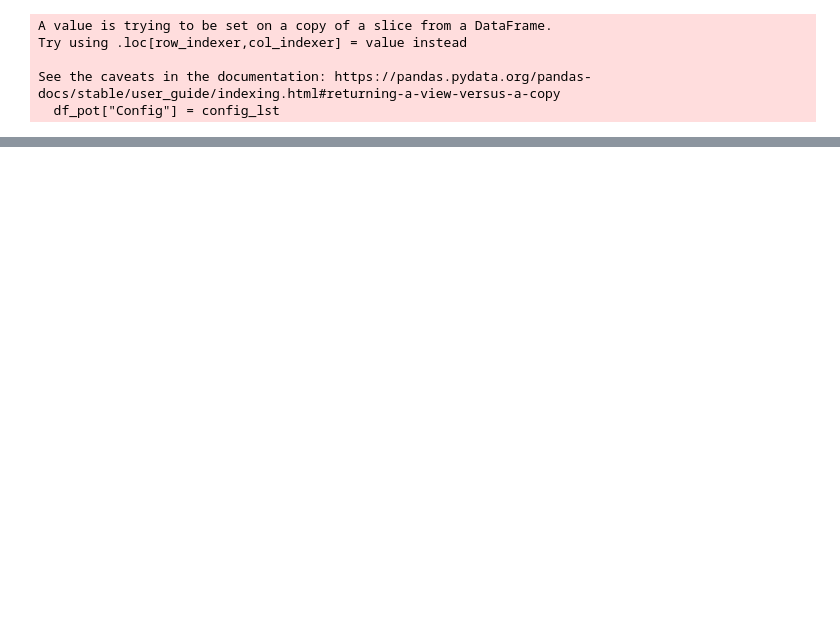
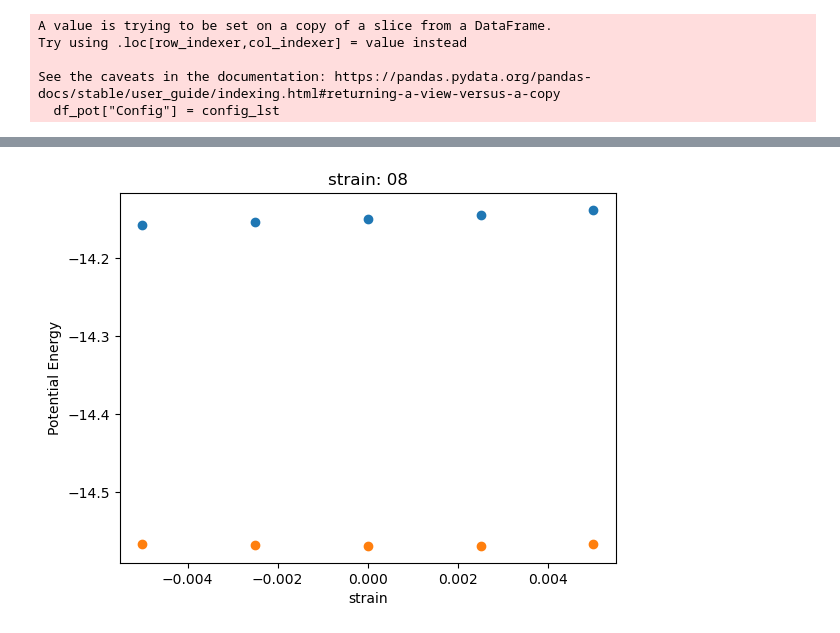
Before and after one commit to pyiron/hackathon, a Jupyter notebook: hackathon/elastic_constants/qha/functions_qha.ipynb, the cells around one changed output, grey strips where cells are left out. Saved outputs shown, nothing was run; the diff lists cells and outputs as text; code cells hidden in the pictures; blank space fills up the shorter version.

```diff
--- a/hackathon/elastic_constants/qha/functions_qha.ipynb
+++ b/hackathon/elastic_constants/qha/functions_qha.ipynb
@@ -373,0 +815,8 @@ print(fit_dict['elastic_matrix'])
+# %%
+plt.scatter(eps_list, pe_08)
+plt.scatter(eps_list, fe_fixed_08)
+plt.title("strain: 08")
+plt.xlabel("strain")
+plt.ylabel("Potential Energy");
+# %% [output]
+[figure, added]
```
Also changed, not shown: parts of 72 cells of this notebook.
